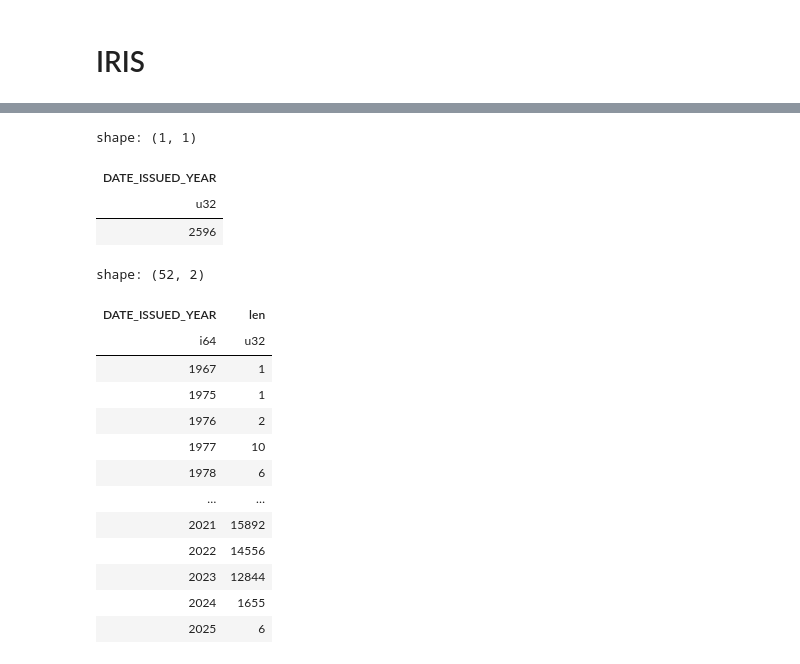
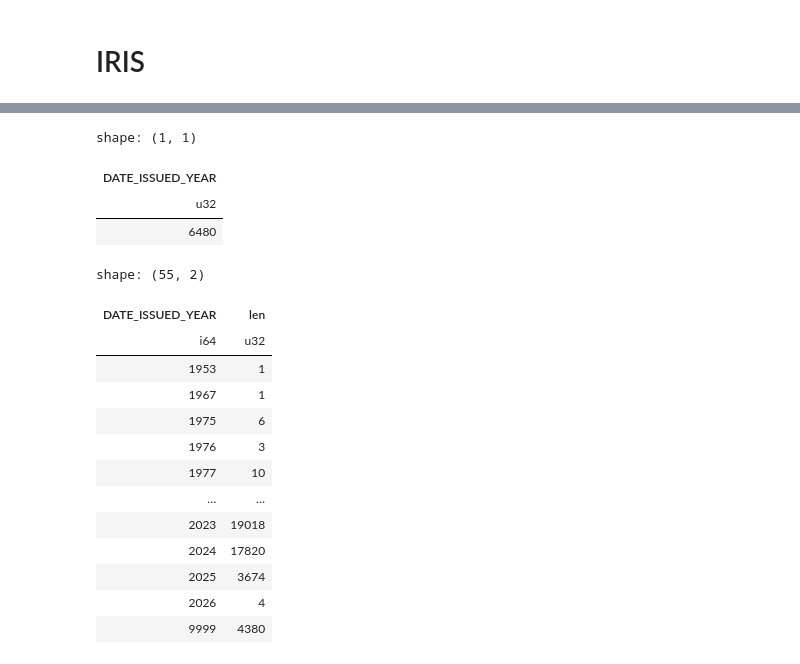
Before and after one commit to open-sci/2023-2024-atreides-code, a Jupyter notebook: notebooks/temporal_analysis.ipynb, the cells around one changed output, grey strips where cells are left out. Cells and saved outputs as stored; diff of their text form; code cells hidden in the pictures.

```diff
--- a/notebooks/temporal_analysis.ipynb
+++ b/notebooks/temporal_analysis.ipynb
@@ -125,14 +135,13 @@ plt.show()
 # IRIS
 # %%
 import polars as pl
-from pathlib import Path
 from zipfile import ZipFile
 
-iris_path = '/run/media/leo/b9827f00-f8da-4458-bc94-97b28f1a0989/iris-data-2024-06-04.zip'
+iris_path = '/run/media/leo/b9827f00-f8da-4458-bc94-97b28f1a0989/iris-data-2025-05-30.zip'
 # %%
-df_iris_master = pl.read_csv(ZipFile(iris_path).open("ODS_L1_IR_ITEM_MASTER_ALL.csv").read(
+df_iris_master = pl.read_csv(ZipFile(iris_path).open("POSTPROCESS-iris-data-2025-05-27/ODS_L1_IR_ITEM_MASTER_ALL.csv").read(
 ))
-df_iris_identifier = pl.read_csv(ZipFile(iris_path).open("ODS_L1_IR_ITEM_IDENTIFIER.csv").read(), columns=[
-                                 'ITEM_ID', 'IDE_DOI', 'IDE_ISBN', 'IDE_PMID'], schema_overrides={'ITEM_ID': pl.Int64, 'IDE_DOI': pl.Utf8, 'IDE_ISBN': pl.Utf8, 'IDE_PMID': pl.Utf8})
+df_iris_identifier = pl.read_csv(ZipFile(iris_path).open("POSTPROCESS-iris-data-2025-05-27/ODS_L1_IR_ITEM_IDENTIFIER.csv").read(), columns=[
+                                 'ITEM_ID', 'IDE_DOI', 'IDE_ISBN', 'IDE_PMID'], schema_overrides={'ITEM_ID': pl.Int64, 'IDE_DOI': pl.Utf8, 'IDE_ISBN': pl.Utf8, 'IDE_PMID': pl.Utf8}, ignore_errors=True)
 
 iris_df = df_iris_identifier.join(df_iris_master, on='ITEM_ID', how='inner')
@@ -158,30 +185,30 @@ shape: (304_983, 5)
 # %%
 years = df_iris_master.select(pl.col('DATE_ISSUED_YEAR'))
 
-years.null_count() # 2 nulls
+years.null_count()
 
-years.drop_nulls().filter(pl.col('DATE_ISSUED_YEAR').cast(pl.Int64) > 2027).count() #2596 '9999' values
+#years.drop_nulls().filter(pl.col('DATE_ISSUED_YEAR').cast(pl.Int64) > 2027).count()
 # %% [output]
 shape: (1, 1)
 | DATE_ISSUED_YEAR |
 | u32 |
-| 2596 |
+| 6480 |
 # %%
-years_df = years.drop_nulls().filter(pl.col('DATE_ISSUED_YEAR') <= 2025).group_by('DATE_ISSUED_YEAR').len().sort('DATE_ISSUED_YEAR')
+years_df = years.drop_nulls().group_by('DATE_ISSUED_YEAR').len().sort('DATE_ISSUED_YEAR').sort('DATE_ISSUED_YEAR')
 years_df
 # %% [output]
-shape: (52, 2)
+shape: (55, 2)
 | DATE_ISSUED_YEAR | len |
 | i64 | u32 |
+| 1953 | 1 |
 | 1967 | 1 |
-| 1975 | 1 |
-| 1976 | 2 |
+| 1975 | 6 |
+| 1976 | 3 |
 | 1977 | 10 |
-| 1978 | 6 |
 | … | … |
-| 2021 | 15892 |
-| 2022 | 14556 |
-| 2023 | 12844 |
-| 2024 | 1655 |
-| 2025 | 6 |
+| 2023 | 19018 |
+| 2024 | 17820 |
+| 2025 | 3674 |
+| 2026 | 4 |
+| 9999 | 4380 |
 # %%
```
Also changed, not shown: parts of 10 cells of this notebook, 9 other files.
